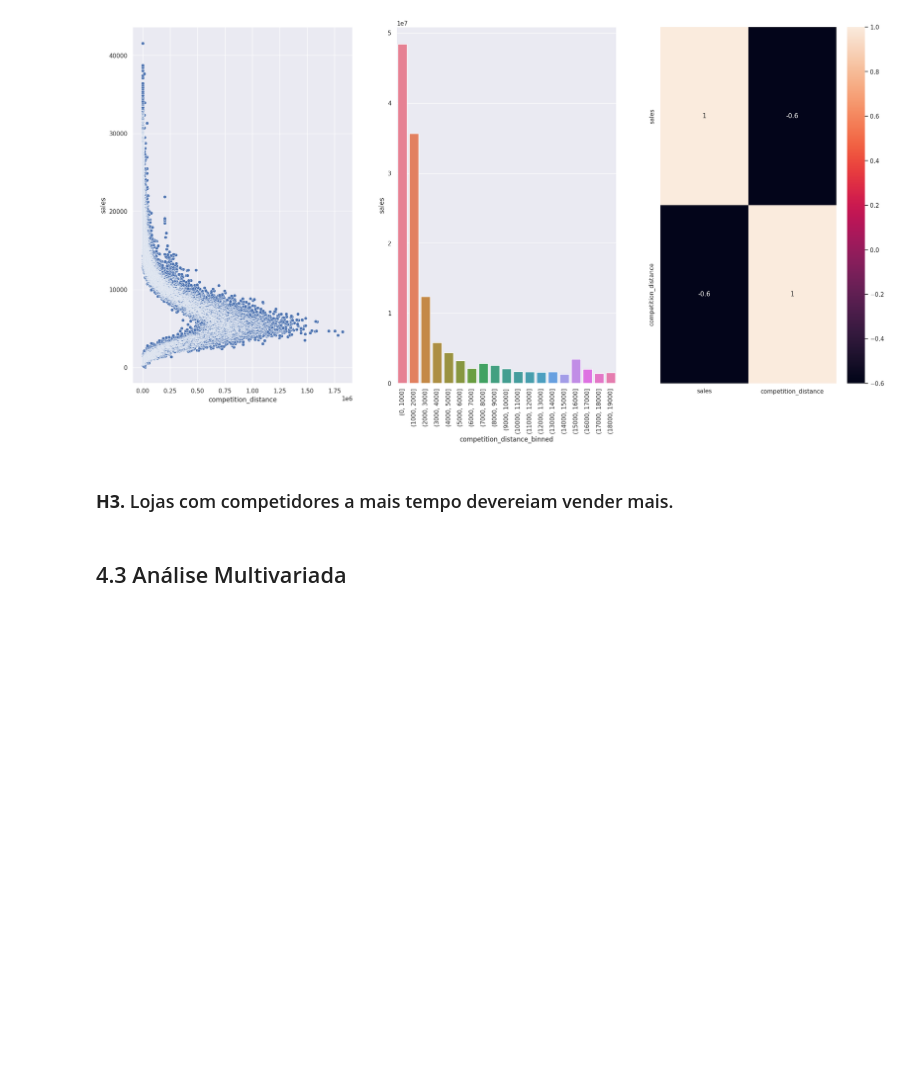
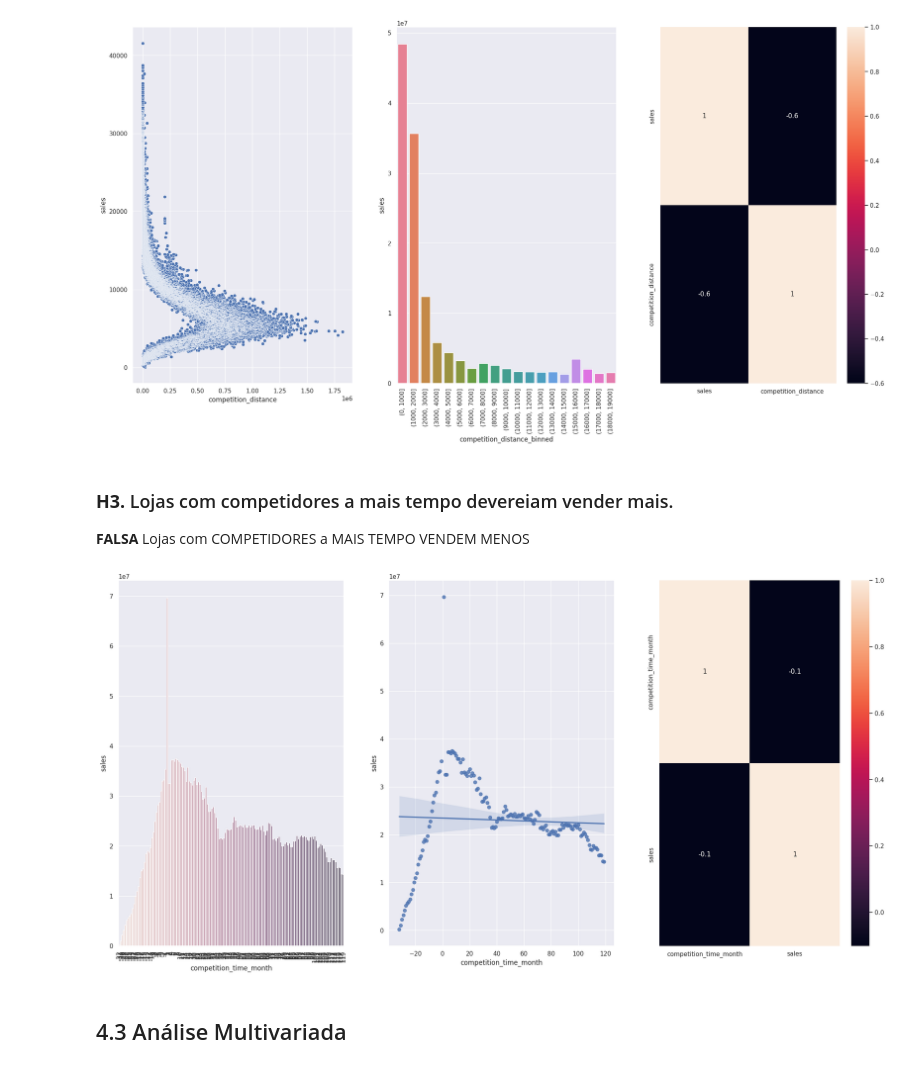
Before and after one commit to Wilmarads/ds_producao, a Jupyter notebook: rosman_04.ipynb, the cells around one changed output. Drawn from its saved outputs; the diff is of its cells as text; code cells hidden in the pictures; blank space fills up the shorter version.

```diff
--- a/rosman_04.ipynb
+++ b/rosman_04.ipynb
@@ -572,5 +563,20 @@ sns.heatmap( aux1.corr( method='pearson' ), annot=True )
 [figure]
 # %% [markdown]
 ### **H3.** Lojas com competidores a mais tempo devereiam vender mais.
+**FALSA** Lojas com COMPETIDORES a MAIS TEMPO VENDEM MENOS
+# %%
+plt.subplot( 1, 3, 1 )
+aux1 = df4[[ 'competition_time_month', 'sales' ]].groupby('competition_time_month').sum().reset_index()
+aux2 = aux1[(aux1['competition_time_month'] < 120 ) & (aux1['competition_time_month'] != 0 ) ]
+sns.barplot( aux2, x='competition_time_month', y='sales', hue='competition_time_month', legend=False );
+plt.xticks(rotation=90);
+
+plt.subplot( 1, 3, 2 )
+sns.regplot( aux2, x='competition_time_month', y='sales' );
+
+plt.subplot( 1, 3, 3 )
+x = sns.heatmap( aux1.corr( method='pearson' ), annot=True);
+# %% [output]
+[figure, added]
 # %% [markdown]
    ## 4.3 Análise Multivariada
```
Also changed, not shown: parts of 8 cells of this notebook.
